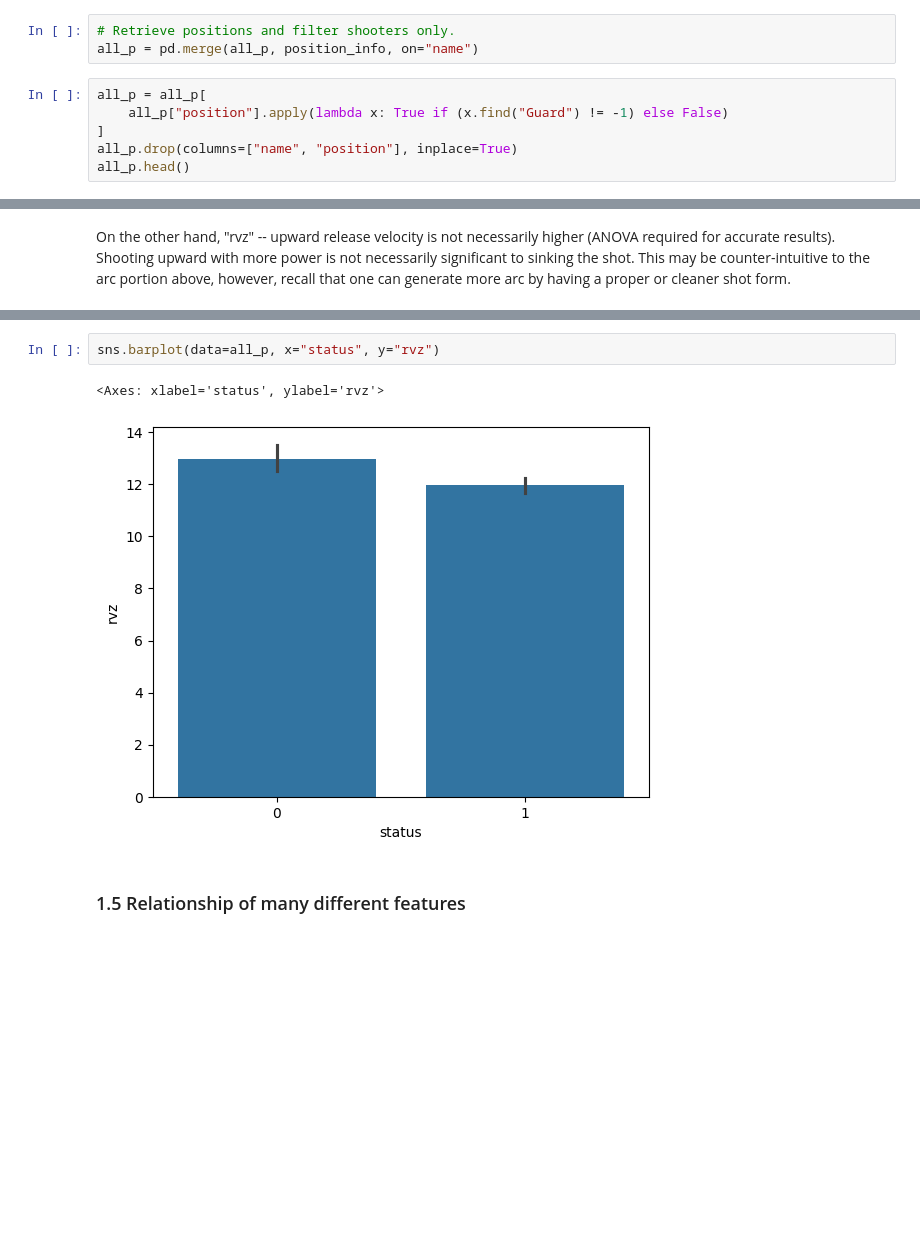
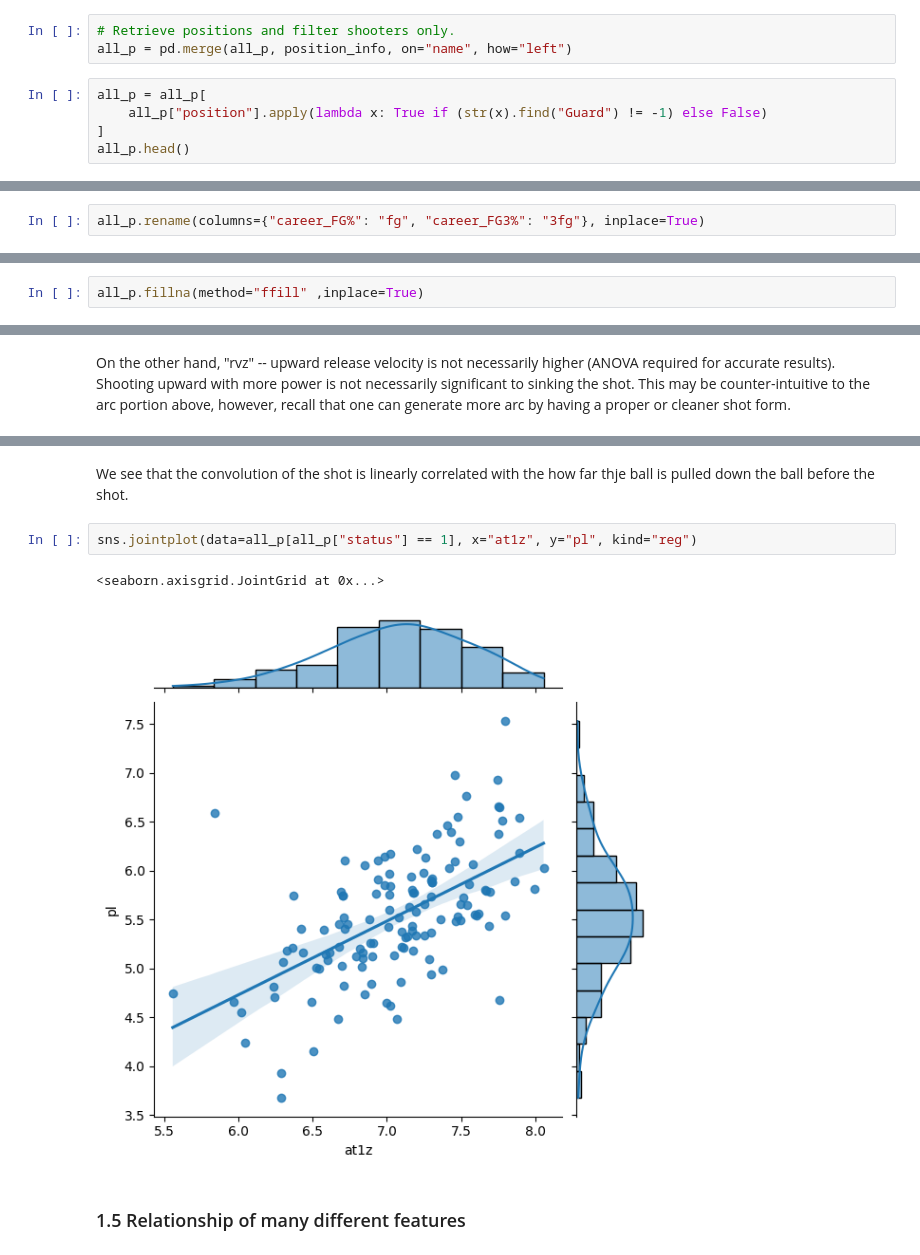
Before and after one commit to JohnKang0720/swish-or-brick, a Jupyter notebook: report-1.ipynb, the cells around one changed output, grey strips where cells are left out. Drawn from its saved outputs; the diff is of its cells as text; blank space fills up the shorter version.

```diff
--- a/report-1.ipynb
+++ b/report-1.ipynb
@@ -170,11 +174,10 @@ all_p.head()
 Afterwards, the player shot metrics and the position information was joined together. Then, only the "Guard" positions were selected. The main reason is that other positions such as Power Forwards and Centers do not shoot from far away, and so they have much less variance in their made and missed shots. Hence, it will later be problematic when running classifcation due to the lack of variance allowing misclassification.
 # %%
 # Retrieve positions and filter shooters only.
-all_p = pd.merge(all_p, position_info, on="name")
+all_p = pd.merge(all_p, position_info, on="name", how="left")
 # %%
 all_p = all_p[
-    all_p["position"].apply(lambda x: True if (x.find("Guard") != -1) else False)
+    all_p["position"].apply(lambda x: True if (str(x).find("Guard") != -1) else False)
 ]
-all_p.drop(columns=["name", "position"], inplace=True)
 all_p.head()
 # %% [output]
@@ -187,3 +193,5 @@ all_p.head()
+# %%
+all_p.rename(columns={"career_FG%": "fg", "career_FG3%": "3fg"}, inplace=True)
 # %%
 all_p.info()
 # %% [output]
@@ -207,3 +246,5 @@ memory usage: 44.0 KB
+# %%
+all_p.fillna(method="ffill" ,inplace=True)
 # %% [markdown]
 ### 1.3 Height Distribution
 # %% [markdown]
@@ -265,8 +327,10 @@ On the other hand, "rvz" -- upward release velocity is not necessarily higher (A
+# %% [markdown]
+We see that the convolution of the shot is linearly correlated with the how far thje ball is pulled down the ball before the shot.
 # %%
-sns.barplot(data=all_p, x="status", y="rvz")
+sns.jointplot(data=all_p[all_p["status"] == 1], x="at1z", y="pl", kind="reg")
 # %% [output]
-<Axes: xlabel='status', ylabel='rvz'>
+<seaborn.axisgrid.JointGrid at 0x...>
-[figure, old version]
+[figure, new version]
 # %% [markdown]
 ### 1.5 Relationship of many different features
 # %% [markdown]
```
Also changed, not shown: parts of 26 cells of this notebook.
